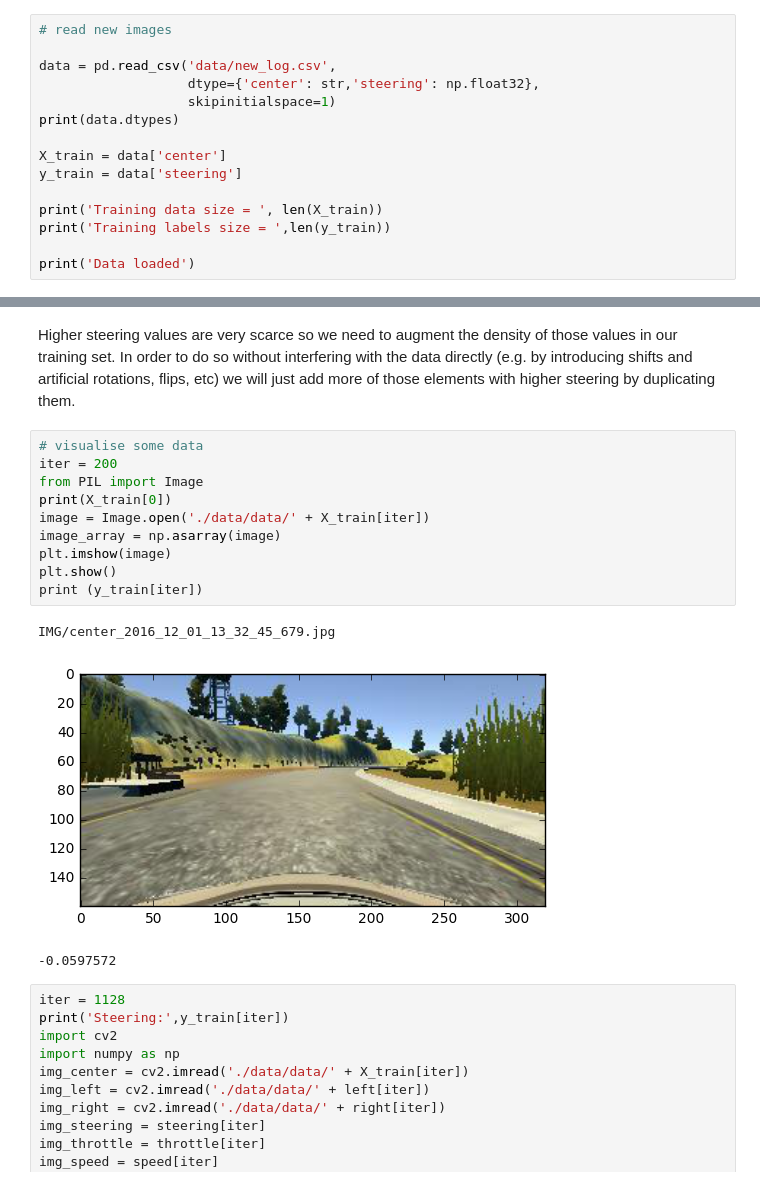
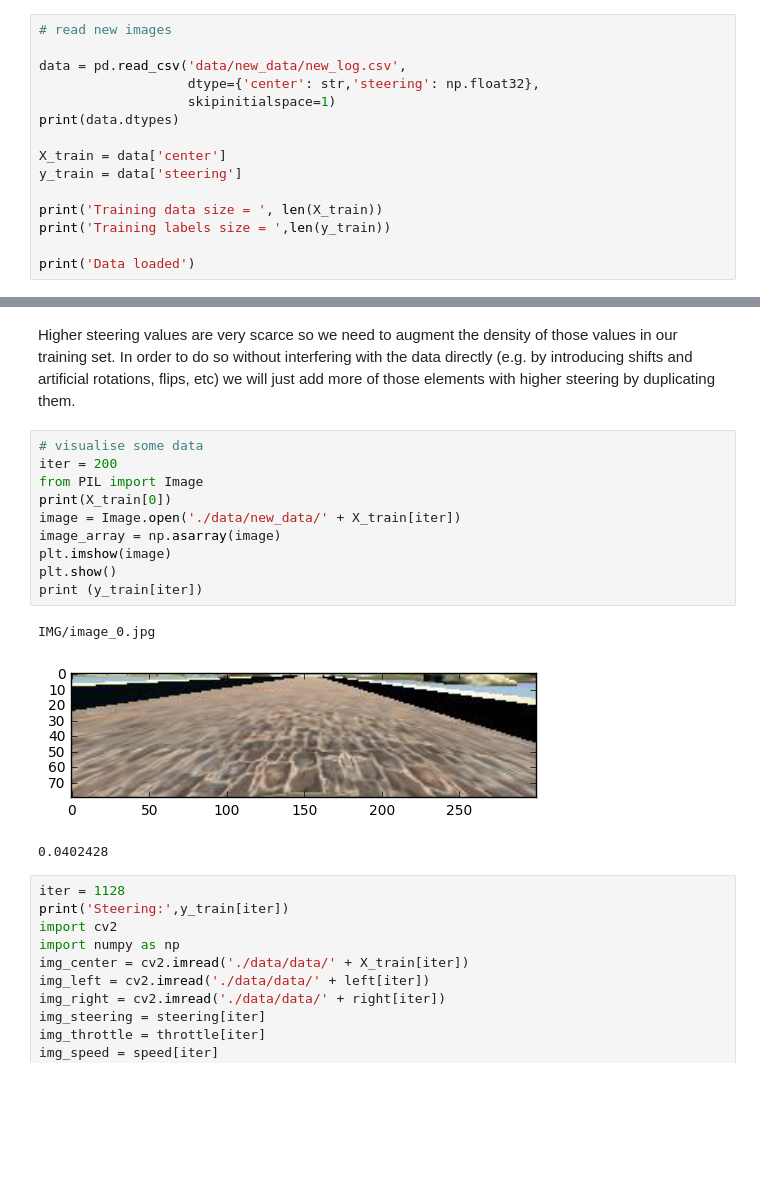
Before and after one commit to ganwy2016/Behaviour_Cloning, a Jupyter notebook: model.ipynb, the cells around one changed output, grey strips where cells are left out. Saved outputs shown, nothing was run; the diff lists cells and outputs as text; blank space fills up the shorter version.

Commit message:
model slightly trained with new data

```diff
--- a/model.ipynb
+++ b/model.ipynb
@@ -217,7 +204,7 @@ Data saved
 # %%
 # read new images
 
-data = pd.read_csv('data/new_log.csv',
+data = pd.read_csv('data/new_data/new_log.csv',
                    dtype={'center': str,'steering': np.float32},
                    skipinitialspace=1)
 print(data.dtypes)
@@ -341,17 +325,17 @@ In order to do so without interfering with the data directly (e.g. by introducin
 # %%
 # visualise some data
 iter = 200
 from PIL import Image
 print(X_train[0])
-image = Image.open('./data/data/' + X_train[iter])
+image = Image.open('./data/new_data/' + X_train[iter])
 image_array = np.asarray(image)
 plt.imshow(image)
 plt.show()
 print (y_train[iter])
 # %% [output]
-IMG/center_2016_12_01_13_32_45_679.jpg
+IMG/image_0.jpg
-[figure, old version]
+[figure, new version]
--0.0597572
+0.0402428
 # %%
 iter = 1128
 print('Steering:',y_train[iter])
```
Also changed, not shown: parts of 16 cells of this notebook, 3 other files.
